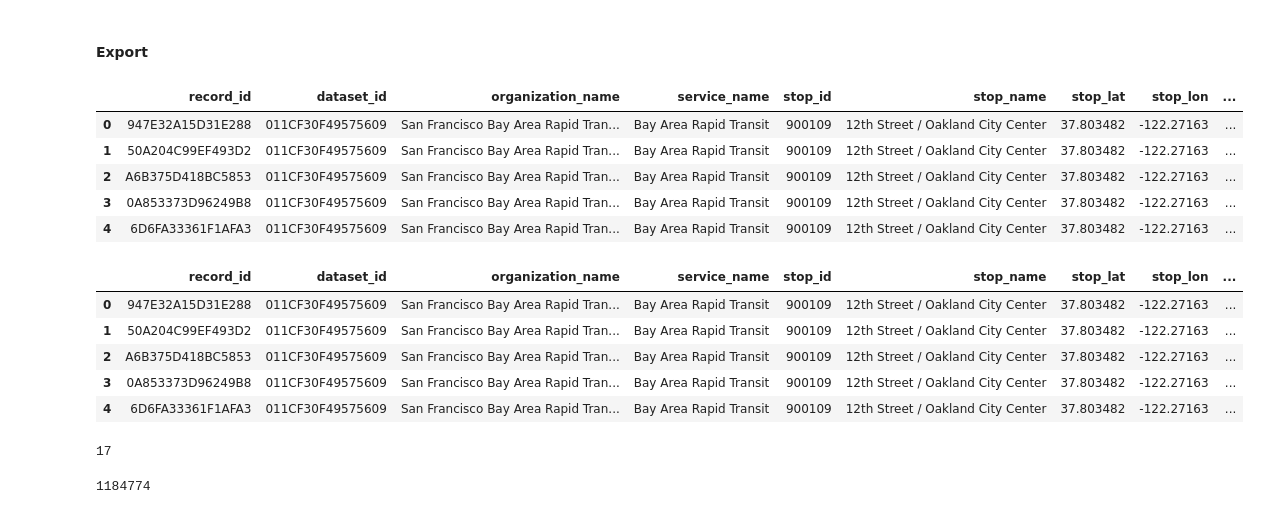
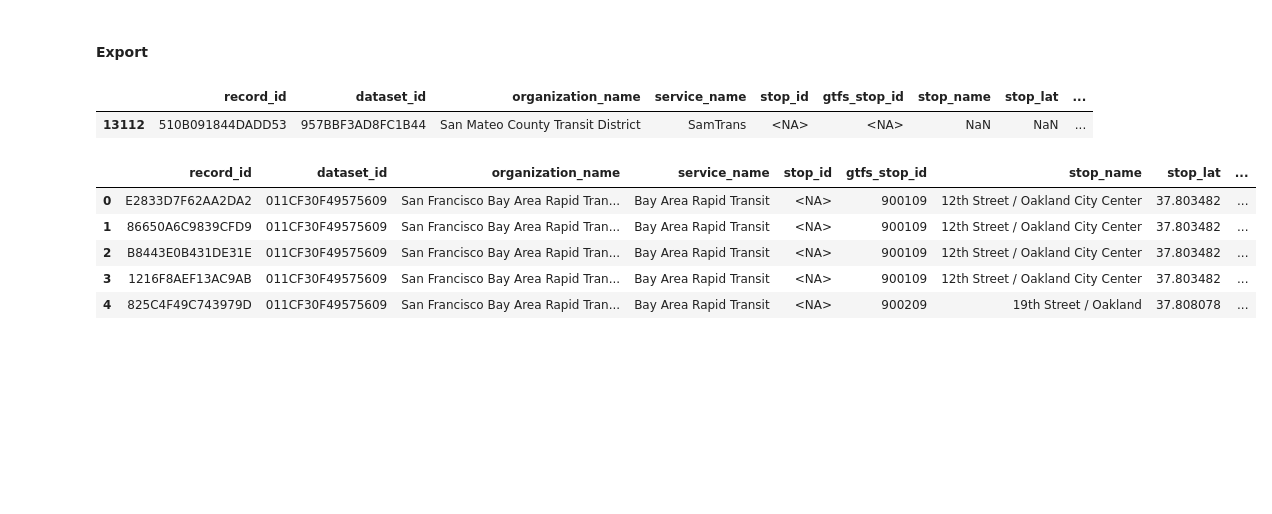
Before and after one commit to cal-itp/transit-ridership-analytics, a Jupyter notebook: fct_table.ipynb, the cells around one changed output. Drawn from its saved outputs; the diff is of its cells as text; code cells hidden in the pictures; blank space fills up the shorter version.

Commit message:
Add key to the updated dataset

```diff
--- a/fct_table.ipynb
+++ b/fct_table.ipynb
@@ -95,2 +96,2 @@ canonical.head()
 # %%
-df_ridership.loc[t_df_omni["_orig_index"], "stop_name"] = t_df_omni["canonical_stop_name"].values
+# df_ridership.loc[t_df_omni["_orig_index"], "stop_name"] = t_df_omni["canonical_stop_name"].values
@@ -425,7 +428,7 @@ df_calc_avg[df_calc_avg["organization_name"] == "OmniTrans"]["start_date"].uniqu
 array(['2023-07-01', '2024-07-01', '2025-07-01'], dtype=object)
 # %%
 df_calc_avg = df_calc_avg[~((df_calc_avg["organization_name"] == "OmniTrans") &
-                            (df_calc_avg["start_date"] < df_calc_avg[df_calc_avg["organization_name"] == "OmniTrans"]["start_date"].max()))]
+                            (df_calc_avg["start_date"] != "2024-07-01"))]
 # %%
 df_calc_avg[df_calc_avg["organization_name"] == "OmniTrans"]["start_date"].unique()
 # %% [output]
@@ -548,8 +613,9 @@ df_agg = df_agg.rename(columns={"gtfs_stop_id": "stop_id"})
 # %%
-df_agg["record_id"] = df_agg.apply(lambda row: generate_key(row["organization_name"],
+df_agg_combined["record_id"] = df_agg_combined.apply(lambda row: generate_key(row["organization_name"],
                                                            row["service_name"],
                                                            row["stop_id"],
+                                                           row["gtfs_stop_id"],
                                                            row["stop_name"],
                                                            row["day_type"],
                                                            row["start_date"]
-                                                          ), axis=1, result_type="expand")
+                                                          ), axis=1)
@@ -560,5 +635,6 @@ t_df_agg[t_df_agg["count"] > 1]
 # %% [output]
 |  | record_id | count |
 # %%
-df_agg = df_agg[["record_id", "dataset_id", "organization_name", "service_name", "stop_id", "stop_name", "stop_lat", "stop_lon",
-                 "daily_alightings", "daily_boardings", "daily_total_ridership", "start_date", "end_date", "daily_ridership_basis", "day_type"]]
+df_agg_combined = df_agg_combined[["record_id", "dataset_id", "organization_name", "service_name", "stop_id", "gtfs_stop_id", "stop_name", "stop_lat", "stop_lon",
+                 "avg_daily_alightings", "avg_daily_boardings", "avg_daily_ridership", "avg_daily_method", "start_date", "end_date", "day_type"]]
+df_agg_combined.head()
@@ -565,4 +648,11 @@ df_agg = df_agg[["record_id", "dataset_id", "organization_name", "service_name",
 # %% [markdown]
 #### Export
+# %%
+df_agg_combined[df_agg_combined["stop_id"].isna() &
+                df_agg_combined["gtfs_stop_id"].isna() &
+                df_agg_combined["stop_name"].isna()]
+# %% [output]
+|  | record_id | dataset_id | organization_name | service_name | stop_id | gtfs_stop_id | stop_name | stop_lat | ... |
+| 13112 | 510B091844DADD53 | 957BBF3AD8FC1B44 | San Mateo County Transit District | SamTrans | <NA> | <NA> | NaN | NaN | ... |
 # %%
 today = date.today().strftime("%Y-%m-%d")
@@ -570,27 +660,9 @@ df_agg.to_csv(f"fact_ridership_output/fct_ridership_{today}.csv", index=False) #
 # %%
-df_agg.head()
+df_agg_combined.head()
 # %% [output]
-|  | record_id | dataset_id | organization_name | service_name | stop_id | stop_name | stop_lat | stop_lon | ... |
-| 0 | 947E32A15D31E288 | 011CF30F49575609 | San Francisco Bay Area Rapid Tran... | Bay Area Rapid Transit | 900109 | 12th Street / Oakland City Center | 37.803482 | -122.27163 | ... |
-| 1 | 50A204C99EF493D2 | 011CF30F49575609 | San Francisco Bay Area Rapid Tran... | Bay Area Rapid Transit | 900109 | 12th Street / Oakland City Center | 37.803482 | -122.27163 | ... |
-| 2 | A6B375D418BC5853 | 011CF30F49575609 | San Francisco Bay Area Rapid Tran... | Bay Area Rapid Transit | 900109 | 12th Street / Oakland City Center | 37.803482 | -122.27163 | ... |
-| 3 | 0A853373D96249B8 | 011CF30F49575609 | San Francisco Bay Area Rapid Tran... | Bay Area Rapid Transit | 900109 | 12th Street / Oakland City Center | 37.803482 | -122.27163 | ... |
-| 4 | 6D6FA33361F1AFA3 | 011CF30F49575609 | San Francisco Bay Area Rapid Tran... | Bay Area Rapid Transit | 900109 | 12th Street / Oakland City Center | 37.803482 | -122.27163 | ... |
+|  | record_id | dataset_id | organization_name | service_name | stop_id | gtfs_stop_id | stop_name | stop_lat | ... |
+| 0 | E2833D7F62AA2DA2 | 011CF30F49575609 | San Francisco Bay Area Rapid Tran... | Bay Area Rapid Transit | <NA> | 900109 | 12th Street / Oakland City Center | 37.803482 | ... |
+| 1 | 86650A6C9839CFD9 | 011CF30F49575609 | San Francisco Bay Area Rapid Tran... | Bay Area Rapid Transit | <NA> | 900109 | 12th Street / Oakland City Center | 37.803482 | ... |
+| 2 | B8443E0B431DE31E | 011CF30F49575609 | San Francisco Bay Area Rapid Tran... | Bay Area Rapid Transit | <NA> | 900109 | 12th Street / Oakland City Center | 37.803482 | ... |
+| 3 | 1216F8AEF13AC9AB | 011CF30F49575609 | San Francisco Bay Area Rapid Tran... | Bay Area Rapid Transit | <NA> | 900109 | 12th Street / Oakland City Center | 37.803482 | ... |
+| 4 | 825C4F49C743979D | 011CF30F49575609 | San Francisco Bay Area Rapid Tran... | Bay Area Rapid Transit | <NA> | 900209 | 19th Street / Oakland | 37.808078 | ... |
-# %%
-t_df = pd.read_csv("fact_ridership_output/fct_ridership_2026-02-11.csv")
-t_df.head()
-# %% [output]
-|  | record_id | dataset_id | organization_name | service_name | stop_id | stop_name | stop_lat | stop_lon | ... |
-| 0 | 947E32A15D31E288 | 011CF30F49575609 | San Francisco Bay Area Rapid Tran... | Bay Area Rapid Transit | 900109 | 12th Street / Oakland City Center | 37.803482 | -122.27163 | ... |
-| 1 | 50A204C99EF493D2 | 011CF30F49575609 | San Francisco Bay Area Rapid Tran... | Bay Area Rapid Transit | 900109 | 12th Street / Oakland City Center | 37.803482 | -122.27163 | ... |
-| 2 | A6B375D418BC5853 | 011CF30F49575609 | San Francisco Bay Area Rapid Tran... | Bay Area Rapid Transit | 900109 | 12th Street / Oakland City Center | 37.803482 | -122.27163 | ... |
-| 3 | 0A853373D96249B8 | 011CF30F49575609 | San Francisco Bay Area Rapid Tran... | Bay Area Rapid Transit | 900109 | 12th Street / Oakland City Center | 37.803482 | -122.27163 | ... |
-| 4 | 6D6FA33361F1AFA3 | 011CF30F49575609 | San Francisco Bay Area Rapid Tran... | Bay Area Rapid Transit | 900109 | 12th Street / Oakland City Center | 37.803482 | -122.27163 | ... |
-# %%
-len(t_df["organization_name"].unique())
-# %% [output]
-17
-# %%
-len(t_df)
-# %% [output]
-1184774
```
Also changed, not shown: parts of 29 cells of this notebook, 2 other files.
